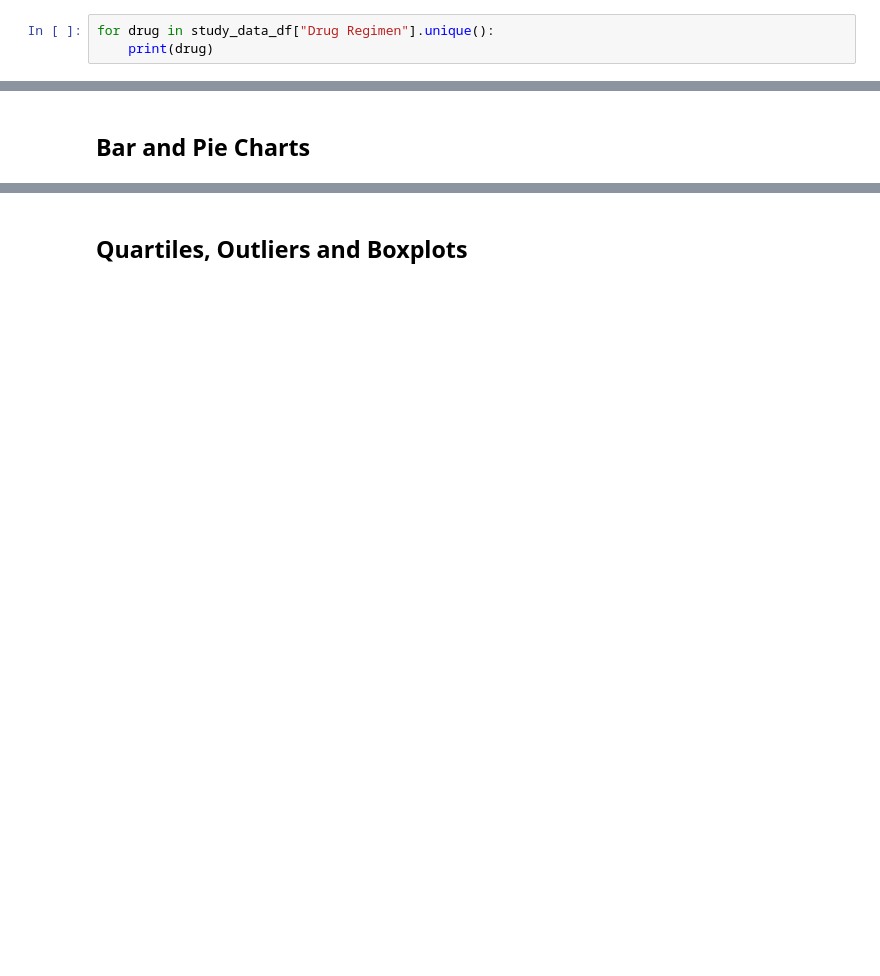
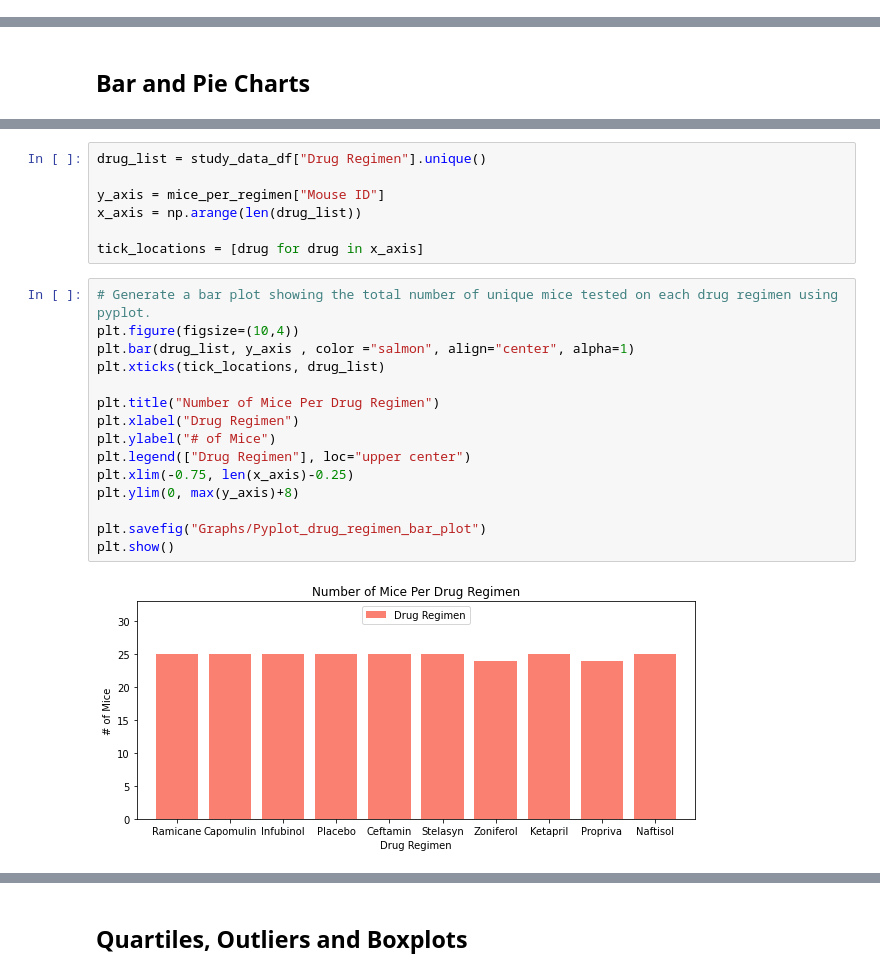
Before and after one commit to fisher1916/cancer-drug-study, a Jupyter notebook: pymaceuticals.ipynb, the cells around one changed output, grey strips where cells are left out. Drawn from its saved outputs; the diff is of its cells as text; blank space fills up the shorter version.

```diff
--- a/pymaceuticals.ipynb
+++ b/pymaceuticals.ipynb
@@ -81,5 +99,2 @@ study_data_df["Mouse ID"].nunique()
 # %% [markdown]
 ## Summary Statistics
-# %%
-for drug in study_data_df["Drug Regimen"].unique():
-    print(drug)
@@ -163,0 +185,24 @@ mice_group.drop_duplicates().groupby('Drug Regimen').count().plot(kind='bar')
+# %%
+drug_list = study_data_df["Drug Regimen"].unique()
+
+y_axis = mice_per_regimen["Mouse ID"]
+x_axis = np.arange(len(drug_list))
+
+tick_locations = [drug for drug in x_axis]
+# %%
+# Generate a bar plot showing the total number of unique mice tested on each drug regimen using pyplot.
+plt.figure(figsize=(10,4))
+plt.bar(drug_list, y_axis , color ="salmon", align="center", alpha=1)
+plt.xticks(tick_locations, drug_list)
+
+plt.title("Number of Mice Per Drug Regimen")
+plt.xlabel("Drug Regimen")
+plt.ylabel("# of Mice")
+plt.legend(["Drug Regimen"], loc="upper center")
+plt.xlim(-0.75, len(x_axis)-0.25)
+plt.ylim(0, max(y_axis)+8)
+
+plt.savefig("Graphs/Pyplot_drug_regimen_bar_plot")
+plt.show()
+# %% [output]
+[figure, added]
```
Also changed, not shown: parts of 14 cells of this notebook, 2 other files.
